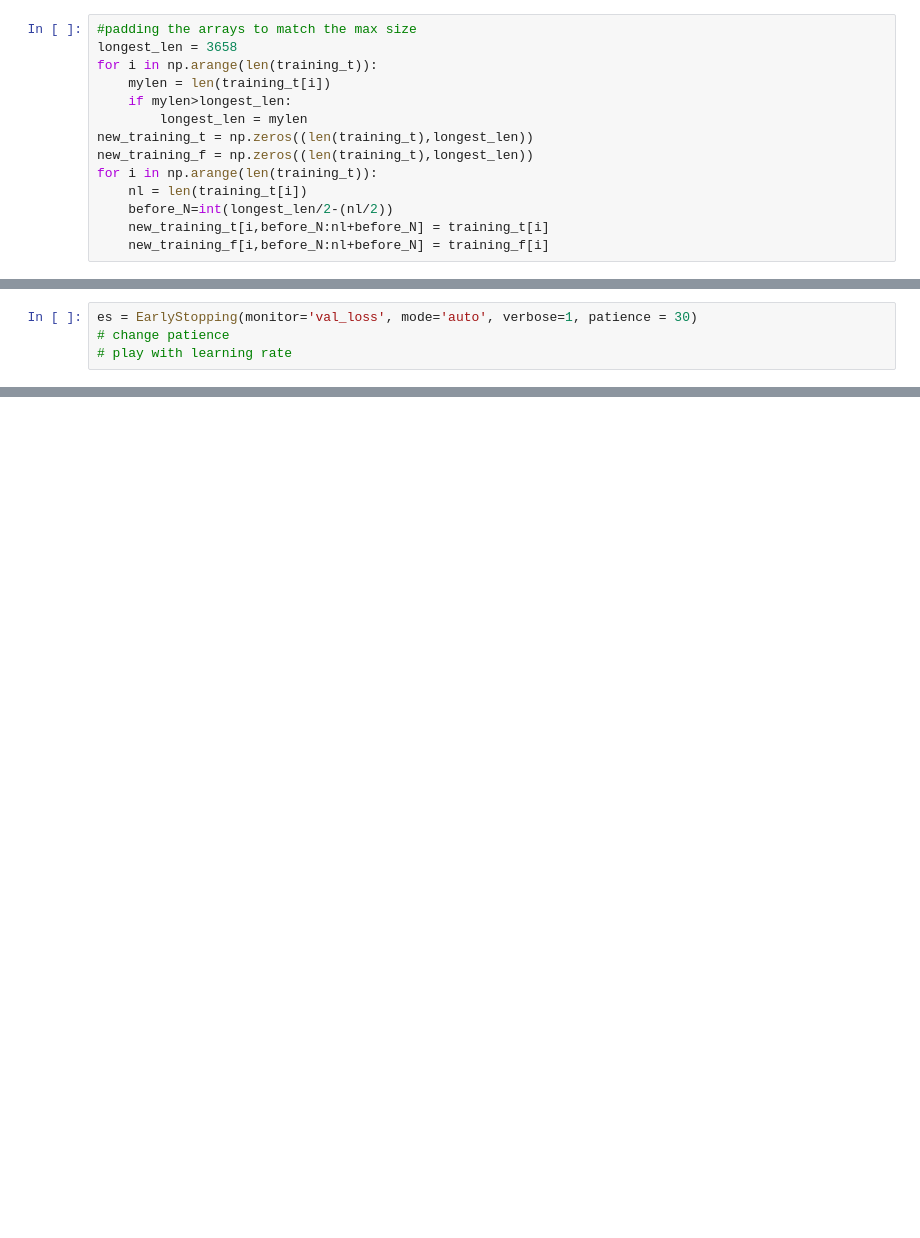
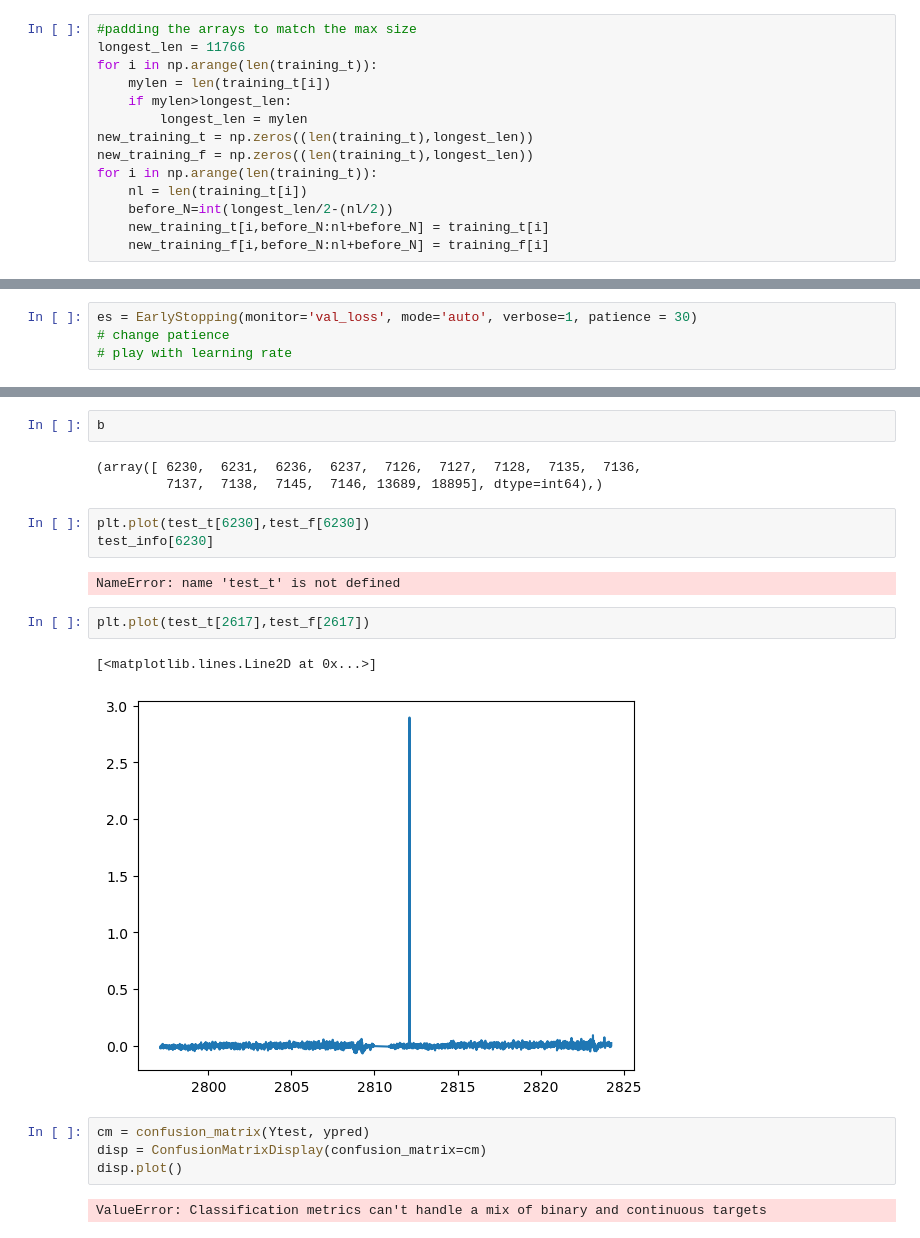
Before and after one commit to Aish-u/More-unpopular, a Jupyter notebook: pipelinefiles/More_unpopularrr.ipynb, the cells around one changed output, grey strips where cells are left out. Saved outputs shown, nothing was run; the diff lists cells and outputs as text; blank space fills up the shorter version.

```diff
--- a/pipelinefiles/More_unpopularrr.ipynb
+++ b/pipelinefiles/More_unpopularrr.ipynb
@@ -106,6 +100,6 @@ max(map(len, training_t))
 # %%
 #padding the arrays to match the max size
-longest_len = 3658
+longest_len = 11766
 for i in np.arange(len(training_t)):
     mylen = len(training_t[i])
     if mylen>longest_len:
@@ -278,0 +367,21 @@ IndexError: index 999 is out of bounds for axis 0 with size 999
+# %%
+b
+# %% [output]
+(array([ 6230,  6231,  6236,  6237,  7126,  7127,  7128,  7135,  7136,
+         7137,  7138,  7145,  7146, 13689, 18895], dtype=int64),)
+# %%
+plt.plot(test_t[6230],test_f[6230])
+test_info[6230]
+# %% [output]
+NameError: name 'test_t' is not defined
+# %%
+plt.plot(test_t[2617],test_f[2617])
+# %% [output]
+[<matplotlib.lines.Line2D at 0x...>]
+[figure, added]
+# %%
+cm = confusion_matrix(Ytest, ypred)
+disp = ConfusionMatrixDisplay(confusion_matrix=cm)
+disp.plot()
+# %% [output]
+ValueError: Classification metrics can't handle a mix of binary and continuous targets
```
Also changed, not shown: parts of 43 cells of this notebook, 12 other files.
